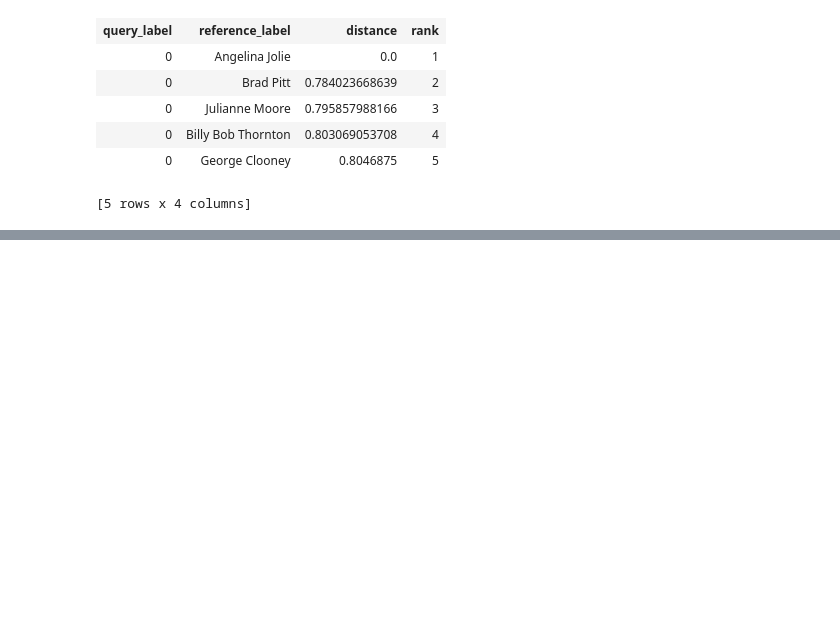
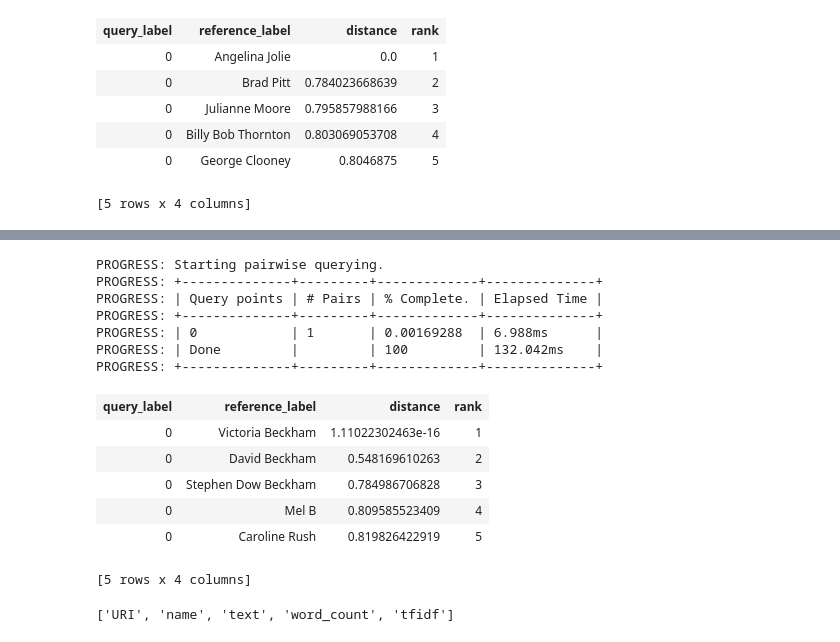
Before and after one commit to armanisakhani/MachineLearningSpecialization, a Jupyter notebook: week4/Document retrieval.ipynb, the cells around one changed output, grey strips where cells are left out. Drawn from its saved outputs; the diff is of its cells as text; code cells hidden in the pictures; blank space fills up the shorter version.

```diff
--- a/week4/Document retrieval.ipynb
+++ b/week4/Document retrieval.ipynb
@@ -297,0 +427,21 @@ dict
+# %%
+knn_model_tfidf.query(v_beckham)
+# %% [output]
+PROGRESS: Starting pairwise querying.
+PROGRESS: +--------------+---------+-------------+--------------+
+PROGRESS: | Query points | # Pairs | % Complete. | Elapsed Time |
+PROGRESS: +--------------+---------+-------------+--------------+
+PROGRESS: | 0            | 1       | 0.00169288  | 6.988ms      |
+PROGRESS: | Done         |         | 100         | 132.042ms    |
+PROGRESS: +--------------+---------+-------------+--------------+
+| query_label | reference_label | distance | rank |
+| 0 | Victoria Beckham | 1.11022302463e-16 | 1 |
+| 0 | David Beckham | 0.548169610263 | 2 |
+| 0 | Stephen Dow Beckham | 0.784986706828 | 3 |
+| 0 | Mel B | 0.809585523409 | 4 |
+| 0 | Caroline Rush | 0.819826422919 | 5 |
+[5 rows x 4 columns]
+# %%
+people.column_names()
+# %% [output]
+['URI', 'name', 'text', 'word_count', 'tfidf']
```
Also changed, not shown: parts of 22 cells of this notebook.
